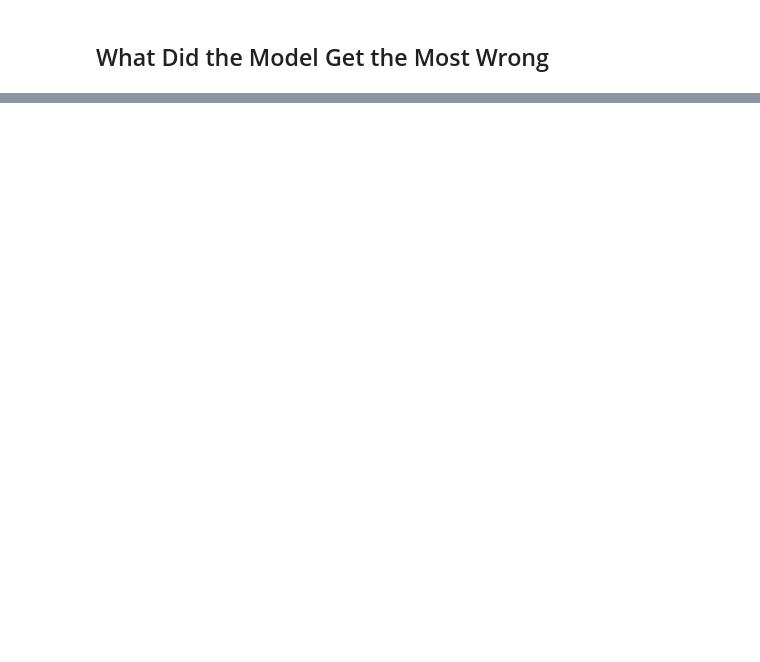
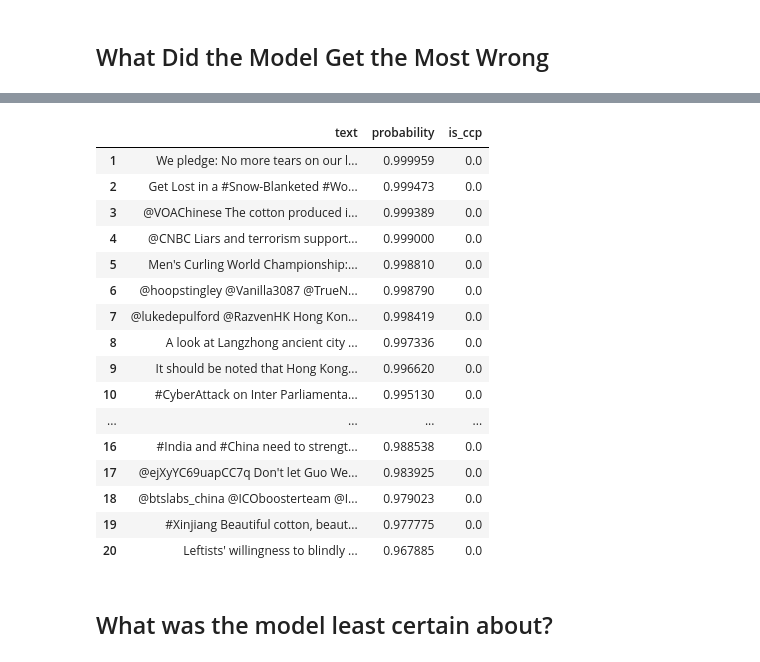
Before and after one commit to annacheng/w266-final-project, a Jupyter notebook: model/model_refinement.ipynb, the cells around one changed output, grey strips where cells are left out. Drawn from its saved outputs; the diff is of its cells as text; code cells hidden in the pictures; blank space fills up the shorter version.

```diff
--- a/model/model_refinement.ipynb
+++ b/model/model_refinement.ipynb
@@ -272,0 +284,20 @@ Chinese government is responsible for the death of over two people world wide wi
+# %%
+false_positives
+# %% [output]
+|  | text | probability | is_ccp |
+| 1 | We pledge: No more tears on our l... | 0.999959 | 0.0 |
+| 2 | Get Lost in a #Snow-Blanketed #Wo... | 0.999473 | 0.0 |
+| 3 | @VOAChinese The cotton produced i... | 0.999389 | 0.0 |
+| 4 | @CNBC Liars and terrorism support... | 0.999000 | 0.0 |
+| 5 | Men's Curling World Championship:... | 0.998810 | 0.0 |
+| 6 | @hoopstingley @Vanilla3087 @TrueN... | 0.998790 | 0.0 |
+| 7 | @lukedepulford @RazvenHK Hong Kon... | 0.998419 | 0.0 |
+| 8 | A look at Langzhong ancient city ... | 0.997336 | 0.0 |
+| 9 | It should be noted that Hong Kong... | 0.996620 | 0.0 |
+| 10 | #CyberAttack on Inter Parliamenta... | 0.995130 | 0.0 |
+| ... | ... | ... | ... |
+| 16 | #India and #China need to strengt... | 0.988538 | 0.0 |
+| 17 | @ejXyYC69uapCC7q Don't let Guo We... | 0.983925 | 0.0 |
+| 18 | @btslabs_china @ICOboosterteam @I... | 0.979023 | 0.0 |
+| 19 | #Xinjiang Beautiful cotton, beaut... | 0.977775 | 0.0 |
+| 20 | Leftists' willingness to blindly ... | 0.967885 | 0.0 |
@@ -272,0 +307,2 @@ Chinese government is responsible for the death of over two people world wide wi
+# %% [markdown]
+## What was the model least certain about?
```
Also changed, not shown: parts of 24 cells of this notebook, 6 other files.
